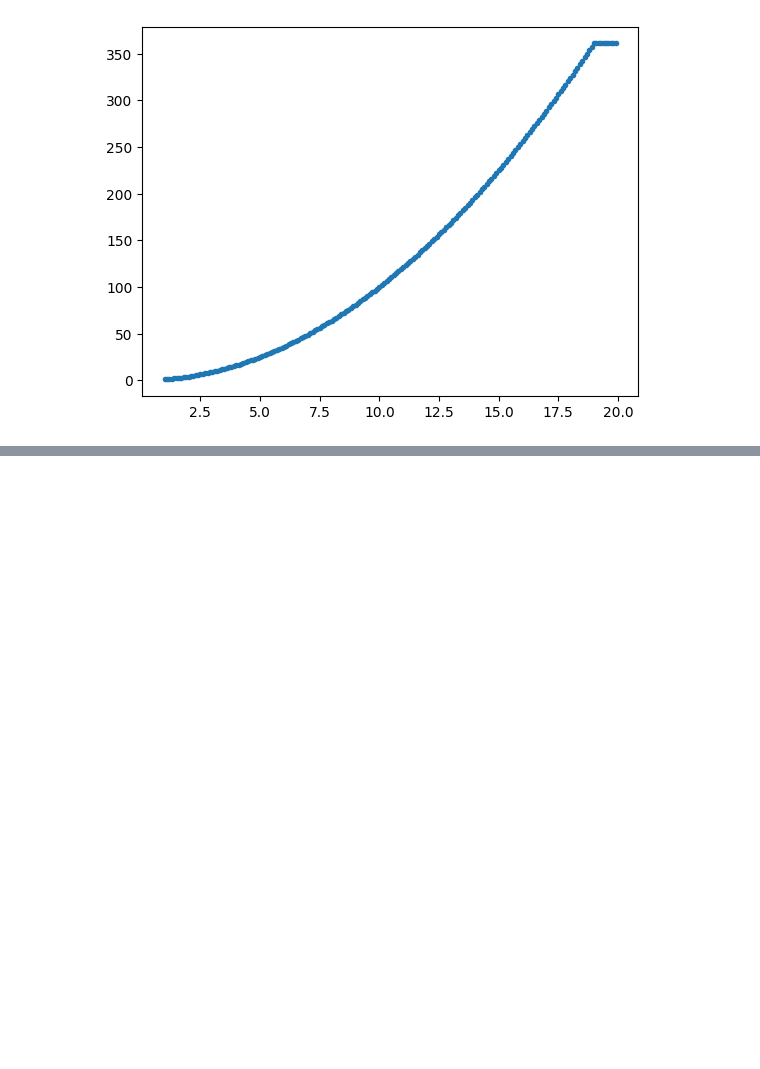
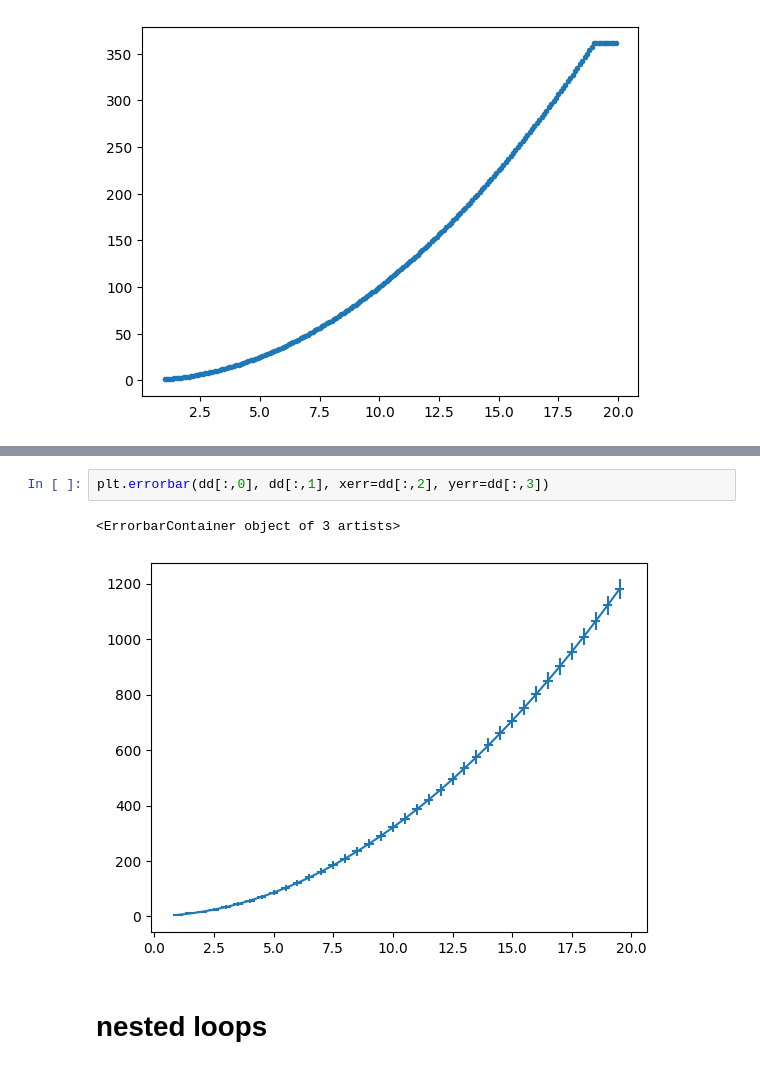
Before and after one commit to saurabhmittal23/space_physics, a Jupyter notebook: tutorial.ipynb, the cells around one changed output, grey strips where cells are left out. Cells and saved outputs as stored; diff of their text form; blank space fills up the shorter version.

```diff
--- a/tutorial.ipynb
+++ b/tutorial.ipynb
@@ -699,0 +776,7 @@ plt.plot(x_new, interp, '.')
+# %%
+plt.errorbar(dd[:,0], dd[:,1], xerr=dd[:,2], yerr=dd[:,3])
+# %% [output]
+<ErrorbarContainer object of 3 artists>
+[figure, added]
+# %% [markdown]
+# nested loops
```
Also changed, not shown: parts of 20 cells of this notebook.
